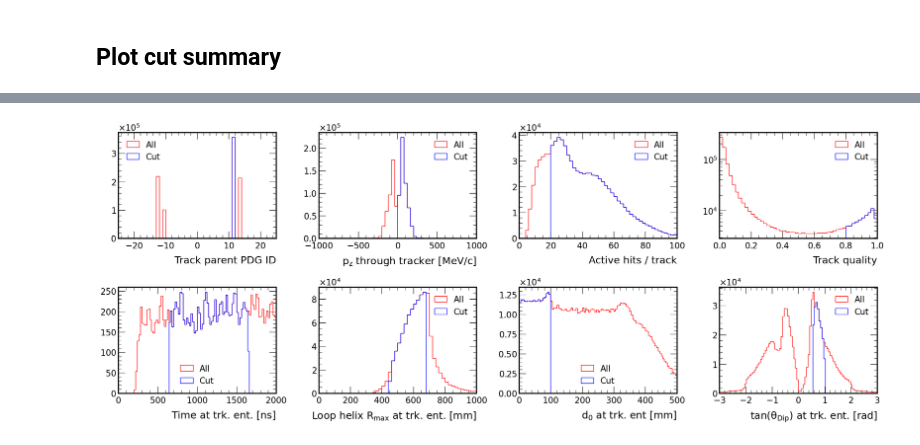
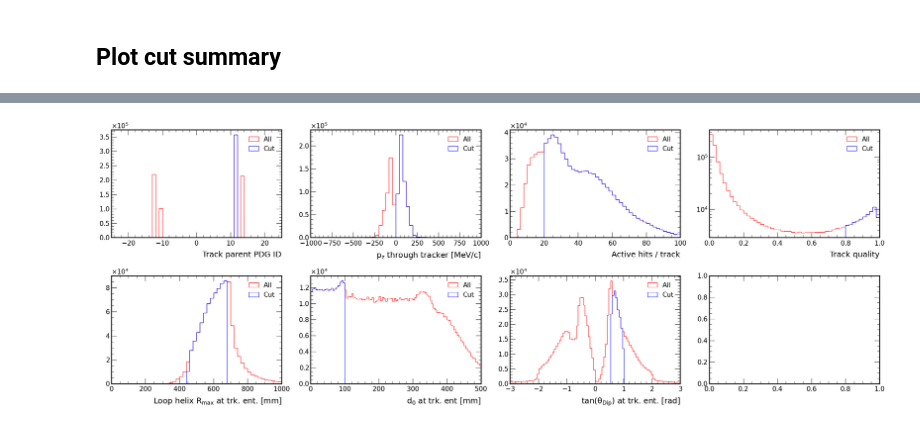
Before and after one commit to victordorojan/mu2e_cosmic_ana, a Jupyter notebook: ana/ana_0.ipynb, the cells around one changed output, grey strips where cells are left out. Drawn from its saved outputs; the diff is of its cells as text; code cells hidden in the pictures.

```diff
--- a/ana/ana_0.ipynb
+++ b/ana/ana_0.ipynb
@@ -586,17 +320,18 @@ trkmc.trkmcsim.trkrel._rem: [[0, 1, 0, 1, -1]]
 ## Plot cut summary
 # %%
 plotter = Plot(
-    #style_path="sgrant.mplstyle"
+    style_path="sgrant.mplstyle"
 )
 
-def plot_cut_summary(data, cuts, out_path=None, figsize=(5*4, 4*2)):
+def plot_cut_summary(data, cuts, ax, out_path=None, on_spill=False):
     """
     Create summary plots comparing data before and after cuts.
     """
 
-    # Create figure with subplots
-    fig, ax = plt.subplots(2, 4, figsize=figsize)
+    # Flatten axes
     ax = ax.flatten()
+    # Start ax index
+    idx = 0
 
     # Plot 1: PDG ID
     try:
@@ -617,8 +352,10 @@ def plot_cut_summary(data, cuts, out_path=None, figsize=(5*4, 4*2)):
             xlabel="Track parent PDG ID", #title="Track parent PID",
             norm_by_area=False,
             show=False,
-            ax=ax[0]
+            ax=ax[idx]
         )
+
+        idx += 1
 
     except Exception as e:
         print(f"Warning: Could not create PDG ID plot: {e}")
@@ -640,8 +377,11 @@ def plot_cut_summary(data, cuts, out_path=None, figsize=(5*4, 4*2)):
             xlabel="$p_{z}$ through tracker [MeV/c]",# title="Upstream/downstream",
             norm_by_area=False,
             show=False,
-            ax=ax[1]
+            ax=ax[idx]
         )
+
+        idx += 1
+
     except Exception as e:
         if self.verbosity >= 1:
             print(f"Warning: Could not create hits plot: {e}")
@@ -662,12 +402,14 @@ def plot_cut_summary(data, cuts, out_path=None, figsize=(5*4, 4*2)):
             xlabel="Active hits / track", #title="Hits",
             norm_by_area=False,
             show=False,
-            ax=ax[2]
+            ax=ax[idx]
         )
+
+        idx += 1
+
     except Exception as e:
         if self.verbosity >= 1:
             print(f"Warning: Could not create hits plot: {e}")
-
 
     # Plot 4: Track quality
     try:
@@ -686,32 +428,39 @@ def plot_cut_summary(data, cuts, out_path=None, figsize=(5*4, 4*2)):
             norm_by_area=False,
             show=False,
             log_y=True,
-            ax=ax[3]
+            ax=ax[idx]
         )
+
+        idx += 1
+
     except Exception as e:
         print(f"Warning: Could not create quality plot: {e}")
 
-    # Plot 5: Time at tracker entrance
-    try:
+    if on_spill:
+        # Plot 5: Time at tracker entrance
+        try:
 
-        time_before = data["trkfit"]["trksegs"]["time"][data["at_trk_front"]]
-        time_after = data["trkfit"]["trksegs"]["time"][data["within_t0_at_trkent"]]
+            time_before = data["trkfit"]["trksegs"]["time"][data["at_trk_front"]]
+            time_after = data["trkfit"]["trksegs"]["time"][data["within_t0_at_trkent"]]
 
-        plotter.plot_1D_overlay(
-            {
-                # "All": ak.flatten(time_before, axis=None),
-                # "$640 < t_{0} < 1650$ ns": ak.flatten(time_after, axis=None),
-                "All": ak.flatten(time_before, axis=None),
-                "Cut": ak.flatten(time_after, axis=None),
-            },
-            nbins=100, xmin=0, xmax=2000,
-            xlabel="Time at trk. ent. [ns]",# title="Time",
-            norm_by_area = False,
-            show=False,
-            ax=ax[4]
-        )
-    except Exception as e:
-        print(f"Warning: Could not create time plot: {e}")
+            plotter.plot_1D_overlay(
+                {
+                    # "All": ak.flatten(time_before, axis=None),
+                    # "$640 < t_{0} < 1650$ ns": ak.flatten(time_after, axis=None),
+                    "All": ak.flatten(time_before, axis=None),
+                    "Cut": ak.flatten(time_after, axis=None),
+                },
+                nbins=100, xmin=0, xmax=2000,
+                xlabel="Time at trk. ent. [ns]",# title="Time",
+                norm_by_area = False,
+                show=False,
+                ax=ax[idx]
+            )
+
+            idx += 1
+
+        except Exception as e:
+            print(f"Warning: Could not create time plot: {e}")
 
     # Plot 6: Loop helix maxr
     try:
@@ -729,8 +478,11 @@ def plot_cut_summary(data, cuts, out_path=None, figsize=(5*4, 4*2)):
             nbins=50, xmin=0, xmax=1000,
             xlabel=r"Loop helix $R_{\text{max}}$ at trk. ent. [mm]", #title="Loop helix maximum radius",
             show=False,
-            ax=ax[5]
+            ax=ax[idx]
         )
+
+        idx += 1
+
     except Exception as e:
         print(f"Warning: Could not create maxr plot: {e}")
 
@@ -752,8 +504,11 @@ def plot_cut_summary(data, cuts, out_path=None, figsize=(5*4, 4*2)):
             xlabel="$d_{0}$ at trk. ent [mm]", #title="Distance",
             norm_by_area = False,
             show=False,
-            ax=ax[6]
+            ax=ax[idx]
         )
+
+        idx += 1
+
     except Exception as e:
         print(f"Warning: Could not create d0 plot: {e}")
 
@@ -775,8 +530,10 @@ def plot_cut_summary(data, cuts, out_path=None, figsize=(5*4, 4*2)):
             xlabel=r"$\tan(\theta_{\text{Dip}})$ at trk. ent. [rad]", #  title="Pitch angle",
             norm_by_area = False,
             show=False,
-            ax=ax[7]
+            ax=ax[idx]
         )
+
+        idx += 1
 
     except Exception as e:
         print(f"Warning: Could not create tandip plot: {e}")
@@ -786,12 +543,21 @@ def plot_cut_summary(data, cuts, out_path=None, figsize=(5*4, 4*2)):
     # Save if requested
     if out_path:
         print(f"\tWritten {out_path}")
-        plt.savefig(out_path)
+        plt.savefig(out_path, dpi=300)
 
     # Add title
     # fig.suptitle("Track Selection Summary", fontsize=16)
 
     plt.show()
 
-plot_cut_summary(data, cuts, out_path="../img/cut_summary.png", figsize=(10*2, 8))
+# Create figure with subplots
+fig, ax = plt.subplots(2, 4, figsize=(6.4*4, 4.8*2))
+
+plot_cut_summary(
+    data,
+    cuts,
+    out_path="../img/cut_summary.png",
+    on_spill=False,
+    ax=ax
+)
 # %% [output]
@@ -799,3 +565,3 @@ plot_cut_summary(data, cuts, out_path="../img/cut_summary.png", figsize=(10*2, 8
         Written ../img/cut_summary.png
-[figure, old version]
+[figure, new version]
 # %%
```
Also changed, not shown: parts of 10 cells of this notebook, 4 other files.
